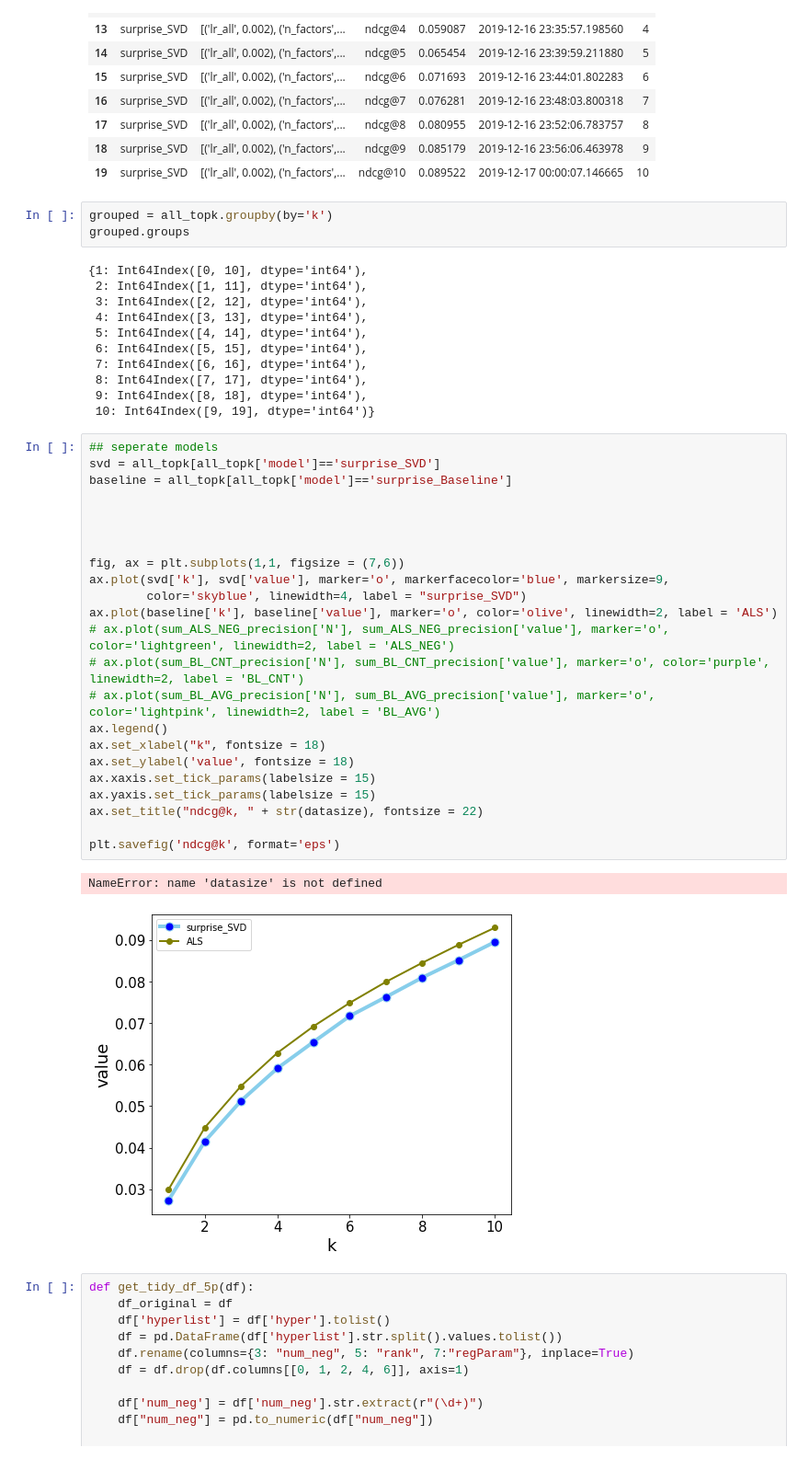
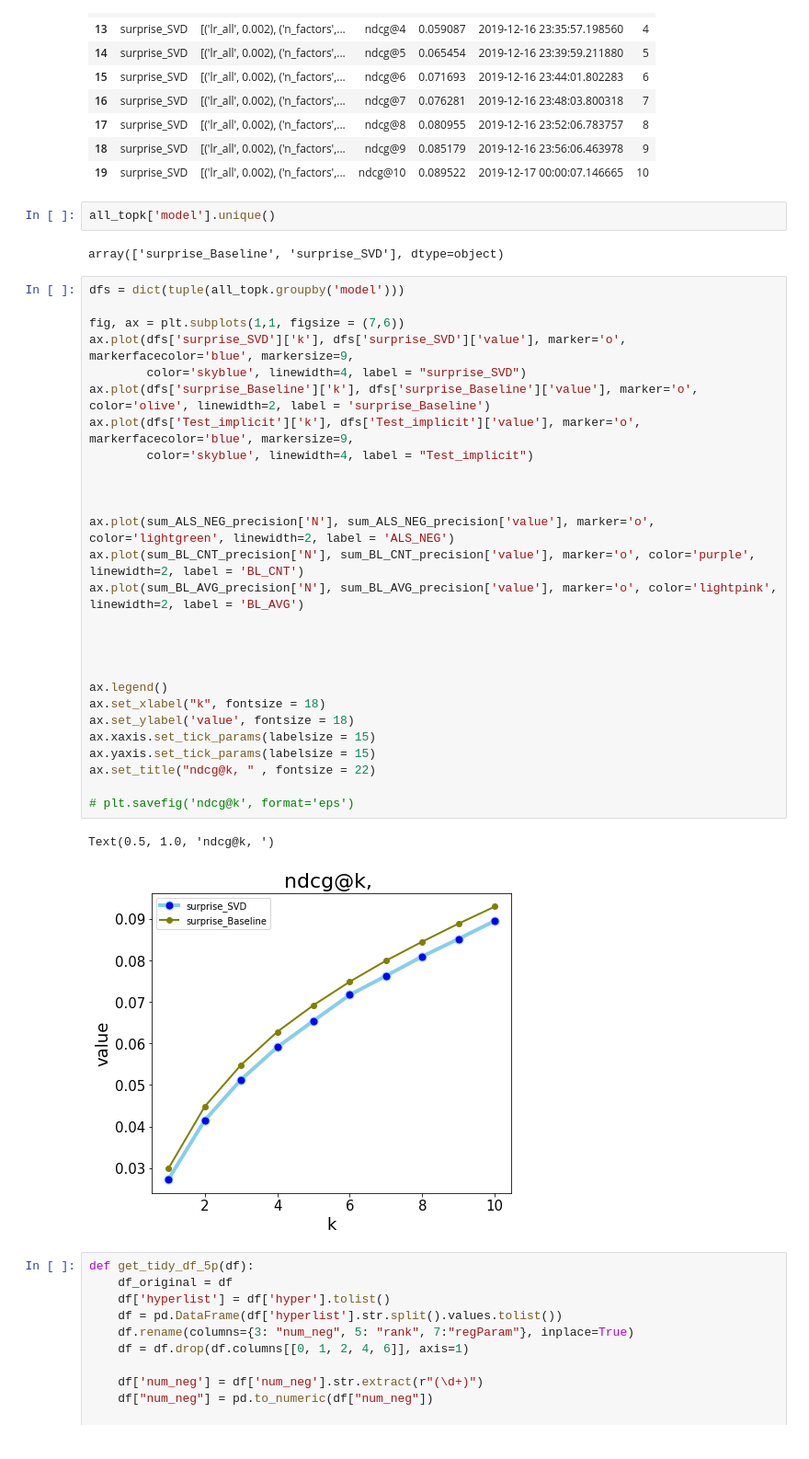
Before and after one commit to HenryNebula/Personalization_Final_Project, a Jupyter notebook: src/eda/Visualization of Evaluation Metrics to Recommendation Size.ipynb, the cells around one changed output. Shown: that part at 92% size. Cells and saved outputs as stored; diff of their text form.

Commit message:
added topk

```diff
--- a/src/eda/Visualization of Evaluation Metrics to Recommendation Size.ipynb
+++ b/src/eda/Visualization of Evaluation Metrics to Recommendation Size.ipynb
@@ -120,46 +120,40 @@ all_topk[all_topk['model']=='surprise_SVD']
 | 17 | surprise_SVD | [('lr_all', 0.002), ('n_factors',... | ndcg@8 | 0.080955 | 2019-12-16 23:52:06.783757 | 8 |
 | 18 | surprise_SVD | [('lr_all', 0.002), ('n_factors',... | ndcg@9 | 0.085179 | 2019-12-16 23:56:06.463978 | 9 |
 | 19 | surprise_SVD | [('lr_all', 0.002), ('n_factors',... | ndcg@10 | 0.089522 | 2019-12-17 00:00:07.146665 | 10 |
-# %%
-grouped = all_topk.groupby(by='k')
-grouped.groups
-# %% [output]
-{1: Int64Index([0, 10], dtype='int64'),
- 2: Int64Index([1, 11], dtype='int64'),
- 3: Int64Index([2, 12], dtype='int64'),
- 4: Int64Index([3, 13], dtype='int64'),
- 5: Int64Index([4, 14], dtype='int64'),
- 6: Int64Index([5, 15], dtype='int64'),
- 7: Int64Index([6, 16], dtype='int64'),
- 8: Int64Index([7, 17], dtype='int64'),
- 9: Int64Index([8, 18], dtype='int64'),
- 10: Int64Index([9, 19], dtype='int64')}
+# %%
+all_topk['model'].unique()
+# %% [output]
+array(['surprise_Baseline', 'surprise_SVD'], dtype=object)
 # %%
-## seperate models
-svd = all_topk[all_topk['model']=='surprise_SVD']
-baseline = all_topk[all_topk['model']=='surprise_Baseline']
+dfs = dict(tuple(all_topk.groupby('model')))
+
+fig, ax = plt.subplots(1,1, figsize = (7,6))
+ax.plot(dfs['surprise_SVD']['k'], dfs['surprise_SVD']['value'], marker='o', markerfacecolor='blue', markersize=9,
+        color='skyblue', linewidth=4, label = "surprise_SVD")
+ax.plot(dfs['surprise_Baseline']['k'], dfs['surprise_Baseline']['value'], marker='o', color='olive', linewidth=2, label = 'surprise_Baseline')
+ax.plot(dfs['Test_implicit']['k'], dfs['Test_implicit']['value'], marker='o', markerfacecolor='blue', markersize=9,
+        color='skyblue', linewidth=4, label = "Test_implicit")
+
+
+
+ax.plot(sum_ALS_NEG_precision['N'], sum_ALS_NEG_precision['value'], marker='o', color='lightgreen', linewidth=2, label = 'ALS_NEG')
+ax.plot(sum_BL_CNT_precision['N'], sum_BL_CNT_precision['value'], marker='o', color='purple', linewidth=2, label = 'BL_CNT')
+ax.plot(sum_BL_AVG_precision['N'], sum_BL_AVG_precision['value'], marker='o', color='lightpink', linewidth=2, label = 'BL_AVG')
 
 
 
 
-fig, ax = plt.subplots(1,1, figsize = (7,6))
-ax.plot(svd['k'], svd['value'], marker='o', markerfacecolor='blue', markersize=9,
-        color='skyblue', linewidth=4, label = "surprise_SVD")
-ax.plot(baseline['k'], baseline['value'], marker='o', color='olive', linewidth=2, label = 'ALS')
-# ax.plot(sum_ALS_NEG_precision['N'], sum_ALS_NEG_precision['value'], marker='o', color='lightgreen', linewidth=2, label = 'ALS_NEG')
-# ax.plot(sum_BL_CNT_precision['N'], sum_BL_CNT_precision['value'], marker='o', color='purple', linewidth=2, label = 'BL_CNT')
-# ax.plot(sum_BL_AVG_precision['N'], sum_BL_AVG_precision['value'], marker='o', color='lightpink', linewidth=2, label = 'BL_AVG')
 ax.legend()
 ax.set_xlabel("k", fontsize = 18)
 ax.set_ylabel('value', fontsize = 18)
 ax.xaxis.set_tick_params(labelsize = 15)
 ax.yaxis.set_tick_params(labelsize = 15)
-ax.set_title("ndcg@k, " + str(datasize), fontsize = 22)
+ax.set_title("ndcg@k, " , fontsize = 22)
 
-plt.savefig('ndcg@k', format='eps')
+# plt.savefig('ndcg@k', format='eps')
 # %% [output]
-NameError: name 'datasize' is not defined
+Text(0.5, 1.0, 'ndcg@k, ')
-[figure, old version]
+[figure, new version]
 # %%
 def get_tidy_df_5p(df):
     df_original = df
```
